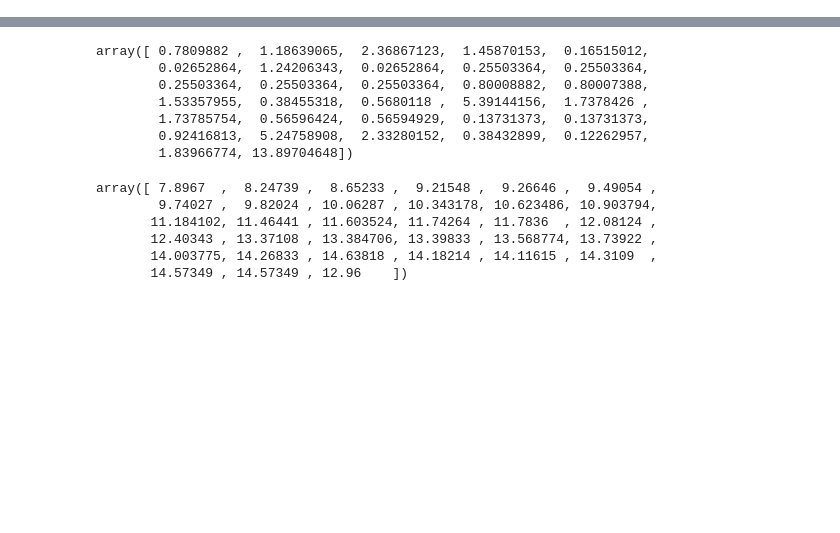
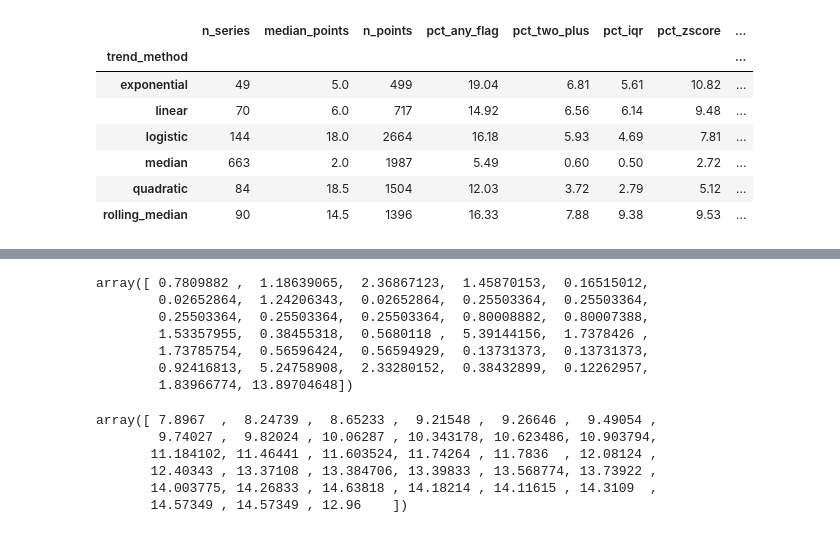
Before and after one commit to apanlili/un, a Jupyter notebook: Outlier Detection/Outlier Detection.ipynb, the cells around one changed output, grey strips where cells are left out. Cells and saved outputs as stored; diff of their text form; code cells hidden in the pictures; blank space fills up the shorter version.

```diff
--- a/Outlier Detection/Outlier Detection.ipynb
+++ b/Outlier Detection/Outlier Detection.ipynb
@@ -503,6 +747,17 @@ assert len(result) == len(historical_kpi_data_long), \
     f"row count mismatch: {len(result)} vs {len(historical_kpi_data_long)}"
 
 trend_summary = trend_method_summary(result)
+# %%
+trend_summary
+# %% [output]
+|  | n_series | median_points | n_points | pct_any_flag | pct_two_plus | pct_iqr | pct_zscore | ... |
+| trend_method |  |  |  |  |  |  |  | ... |
+| exponential | 49 | 5.0 | 499 | 19.04 | 6.81 | 5.61 | 10.82 | ... |
+| linear | 70 | 6.0 | 717 | 14.92 | 6.56 | 6.14 | 9.48 | ... |
+| logistic | 144 | 18.0 | 2664 | 16.18 | 5.93 | 4.69 | 7.81 | ... |
+| median | 663 | 2.0 | 1987 | 5.49 | 0.60 | 0.50 | 2.72 | ... |
+| quadratic | 84 | 18.5 | 1504 | 12.03 | 3.72 | 2.79 | 5.12 | ... |
+| rolling_median | 90 | 14.5 | 1396 | 16.33 | 7.88 | 9.38 | 9.53 | ... |
 # %%
 #result.to_clipboard()
 # %%
```
Also changed, not shown: parts of 5 cells of this notebook, 8 other files.
